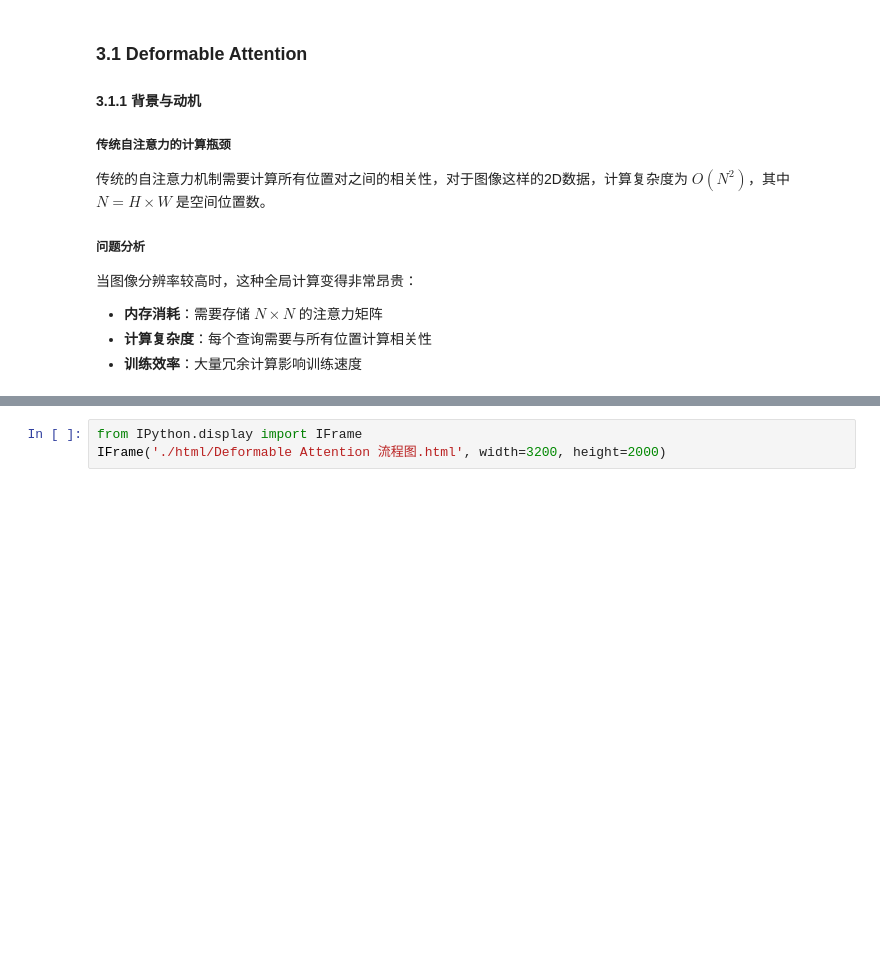
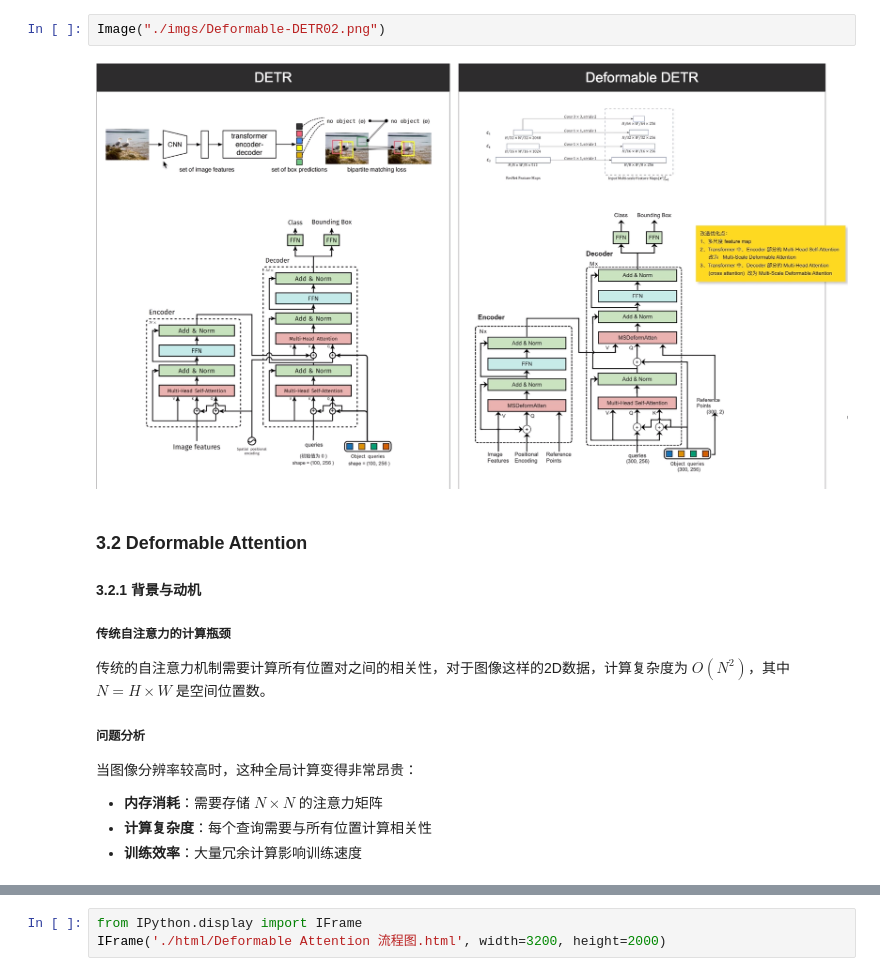
Before and after one commit to Rookie-AI-CV/detrs-notebook, a Jupyter notebook: DETR系列算法-从原型到SOTA.ipynb, the cells around one changed output, grey strips where cells are left out. Drawn from its saved outputs; the diff is of its cells as text; blank space fills up the shorter version.

Commit message:
Enhance DETR notebook with new visualizations and performance metrics; add multiple new images and papers for improved documentation.

```diff
--- a/DETR系列算法-从原型到SOTA.ipynb
+++ b/DETR系列算法-从原型到SOTA.ipynb
@@ -857,7 +866,11 @@ Optimal assignment cost: 1.7178800977845072
+# %%
+Image("./imgs/Deformable-DETR02.png")
+# %% [output]
+[figure, added]
 # %% [markdown]
-### 3.1 Deformable Attention
+### 3.2 Deformable Attention
 
-#### 3.1.1 背景与动机
+#### 3.2.1 背景与动机
 
 ##### 传统自注意力的计算瓶颈
 传统的自注意力机制需要计算所有位置对之间的相关性，对于图像这样的2D数据，计算复杂度为 $O(N^2)$，其中 $N=H×W$ 是空间位置数。
```
Also changed, not shown: parts of 40 cells of this notebook, 11 other files.
